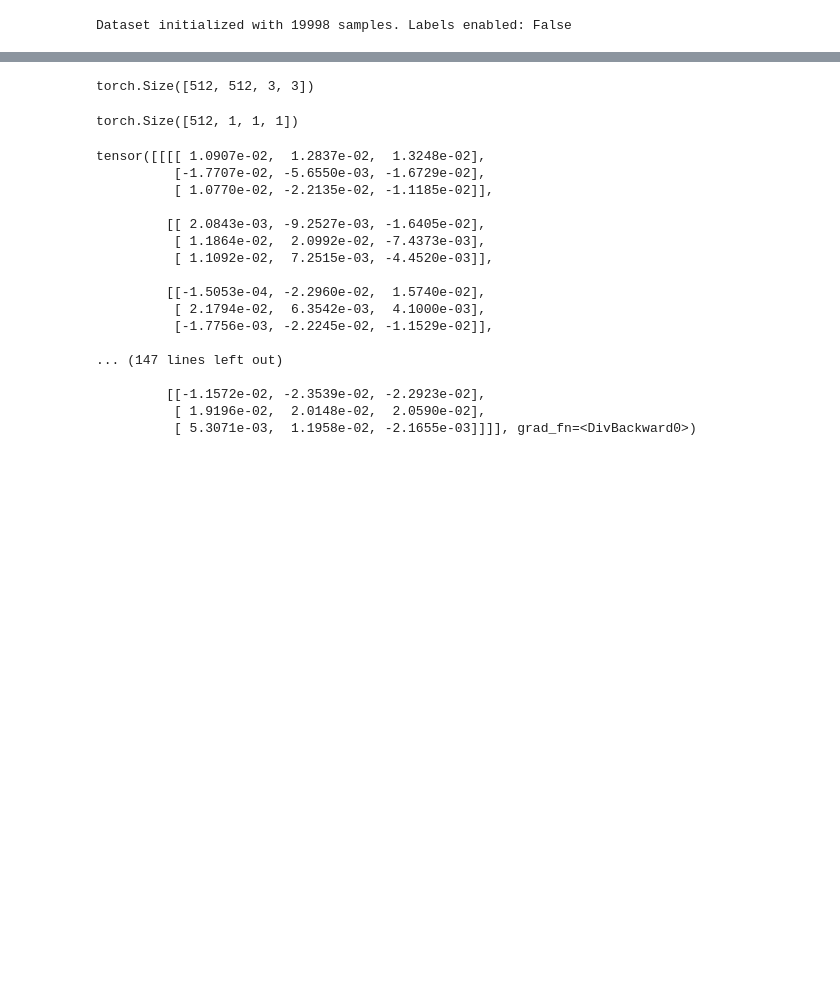
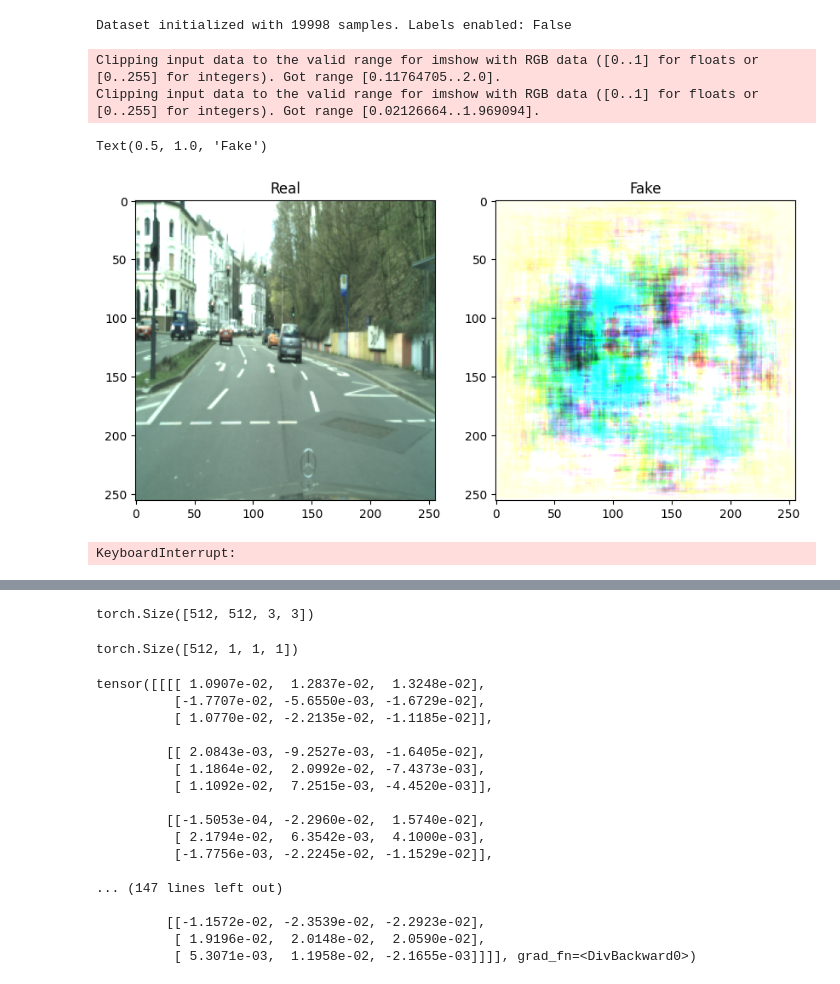
Before and after one commit to Ilias-Paralikas/Unsupervised-Learning, a Jupyter notebook: test.ipynb, the cells around one changed output, grey strips where cells are left out. Saved outputs shown, nothing was run; the diff lists cells and outputs as text; code cells hidden in the pictures; blank space fills up the shorter version.

```diff
--- a/test.ipynb
+++ b/test.ipynb
@@ -19,25 +19,36 @@ channels = [512,512,256,256,128,128,64]
 batch_size =8
 # %%
 dataset = CityScapesMultiScaleDataset()
-loader = DataLoader(dataset, batch_size=batch_size, shuffle=False)
+loader = DataLoader(dataset, batch_size=batch_size, shuffle=True)
 # %% [output]
 Dataset initialized with 19998 samples. Labels enabled: False
 # %%
 
 gen = Generator(z_dim,channels).to(device)
 disc = Discriminator(channels).to(device)
 
 gen_optimizer = Adam(gen.parameters(), lr=1e-4, betas=(0.5, 0.999))
 disc_optimizer = Adam(disc.parameters(), lr=1e-4, betas=(0.5, 0.999))
 noise =  torch.randn(1,z_dim,1,1).to(device)
 fake = gen(noise)
 disc_fake = disc(fake)
 
 real,_ = next(iter(loader))
 real = list_to_device(real,device)
 disc_real = disc(real)
+
+fig,ax = plt.subplots(1,2,figsize=(10,5))
+ax[0].imshow(real[-1][0].cpu().detach().permute(1,2,0).numpy()+1)
+ax[0].set_title('Real')
+ax[1].imshow(fake[-1][0].cpu().detach().permute(1,2,0).numpy()+1)
+ax[1].set_title('Fake')
+# %% [output]
+Clipping input data to the valid range for imshow with RGB data ([0..1] for floats or [0..255] for integers). Got range [0.11764705..2.0].
+Clipping input data to the valid range for imshow with RGB data ([0..1] for floats or [0..255] for integers). Got range [0.02126664..1.969094].
+Text(0.5, 1.0, 'Fake')
+[figure, added]
 # %%
-epochs =1000
+epochs =100
 
 for epoch in range(epochs):
     loop = tqdm(loader)
@@ -49,11 +60,10 @@ for epoch in range(epochs):
 
 
         disc_optimizer.zero_grad()
-
         noise = torch.randn(current_batch_size, z_dim,1,1).to(device)
         fake = gen(noise)
+        disc_fake = disc(detach_list(fake))
 
-        disc_fake = disc(detach_list(fake))
         disc_real = disc(real)
         loss_disc =(
         0.5 * (torch.mean(disc_fake) - torch.mean(disc_real))
@@ -72,6 +82,8 @@ for epoch in range(epochs):
         loss_gen.backward()
         gen_optimizer.step()
         loop.set_postfix(loss_disc=loss_disc.item(),loss_gen=loss_gen.item())
+# %% [output]
+KeyboardInterrupt:
 # %%
 import matplotlib.pyplot as plt
 with torch.no_grad():
```
Also changed, not shown: parts of 2 cells of this notebook, 12 other files.
